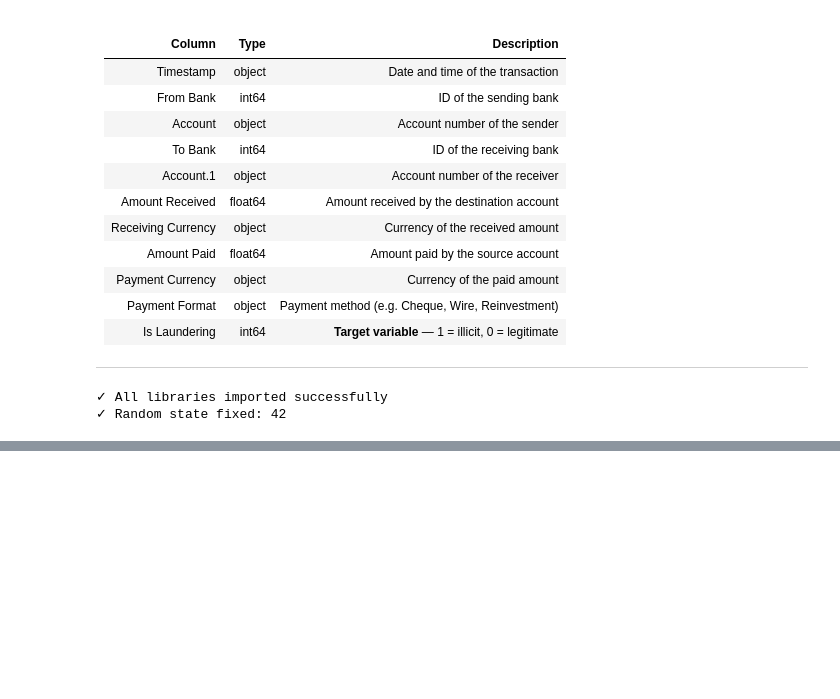
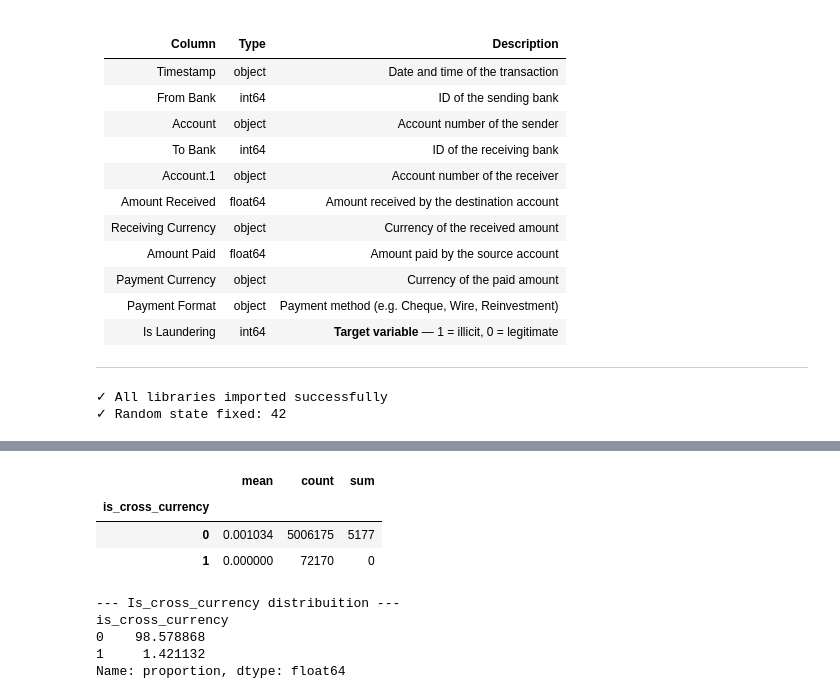
Before and after one commit to caiobernardinelli/amlguard, a Jupyter notebook: notebooks/git01_aml_pipeline.ipynb, the cells around one changed output, grey strips where cells are left out. Drawn from its saved outputs; the diff is of its cells as text; code cells hidden in the pictures; blank space fills up the shorter version.

```diff
--- a/notebooks/git01_aml_pipeline.ipynb
+++ b/notebooks/git01_aml_pipeline.ipynb
@@ -162,0 +226,17 @@ Illicit transactions: 0.1019%
+# %%
+df['is_cross_currency'] = (df['Payment Currency'] != df['Receiving Currency']).astype(int)
+df.groupby('is_cross_currency')['Is Laundering'].agg(['mean', 'count', 'sum'])
+# %% [output]
+|  | mean | count | sum |
+| is_cross_currency |  |  |  |
+| 0 | 0.001034 | 5006175 | 5177 |
+| 1 | 0.000000 | 72170 | 0 |
+# %%
+print("--- Is_cross_currency distribuition ---")
+print(df['is_cross_currency'].value_counts(normalize=True) * 100)
+# %% [output]
+--- Is_cross_currency distribuition ---
+is_cross_currency
+0    98.578868
+1     1.421132
+Name: proportion, dtype: float64
```
Also changed, not shown: parts of 13 cells of this notebook.
